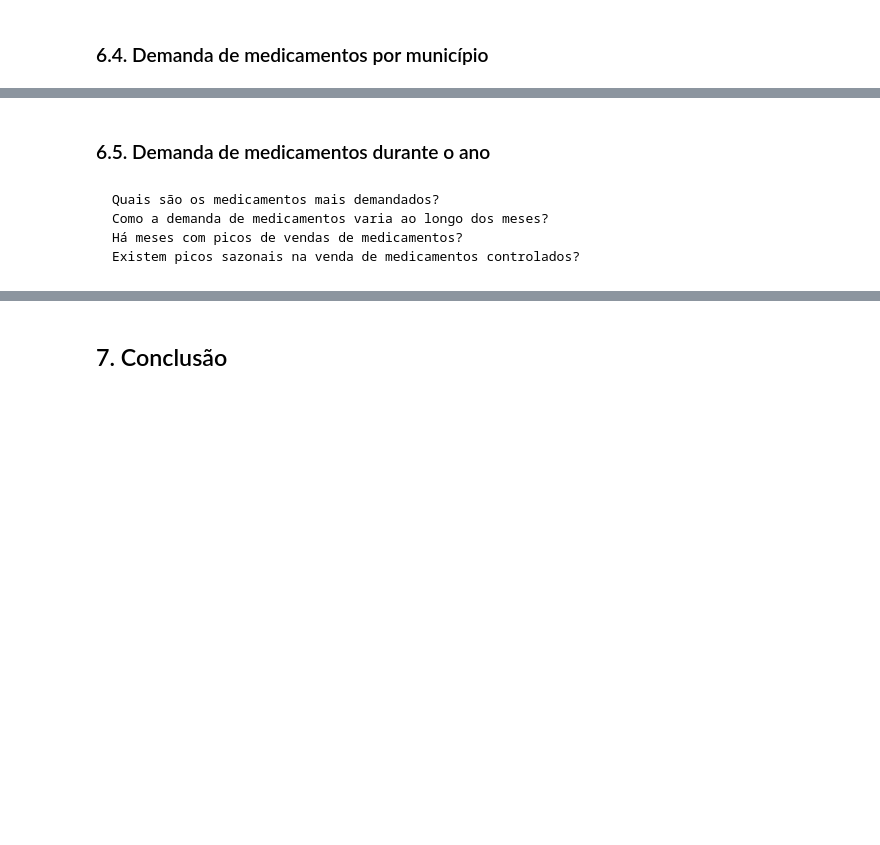
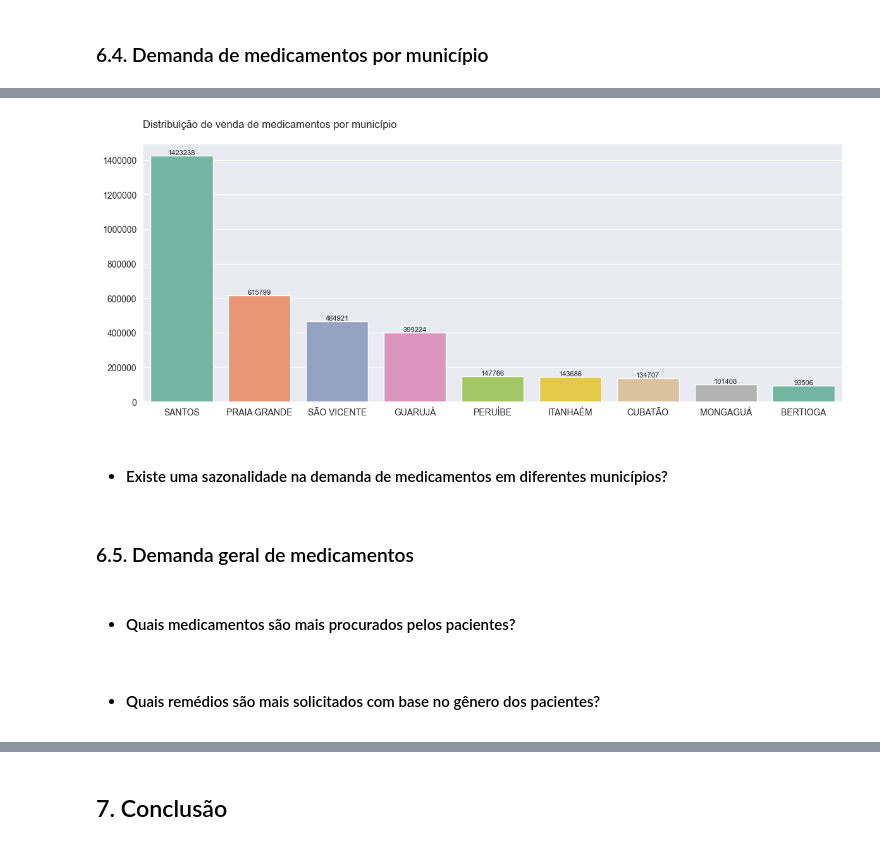
Before and after one commit to emso-exe/Venda_de_medicamentos_controlados_e_antimicrobianos_-_industrializados, a Jupyter notebook: 001_analise_de_vendas.ipynb, the cells around one changed output, grey strips where cells are left out. Saved outputs shown, nothing was run; the diff lists cells and outputs as text; code cells hidden in the pictures; blank space fills up the shorter version.

```diff
--- a/001_analise_de_vendas.ipynb
+++ b/001_analise_de_vendas.ipynb
@@ -1167,0 +1159,8 @@ fn.graf_barplot(df_sexo_tipo_qtd, 'TIPO_RECEITUARIO', 'QTD_VENDIDA',
+# %%
+df_municipio_qtd_vendida = df.groupby(['MUNICIPIO_VENDA'])['QTD_VENDIDA'] \
+    .sum().sort_values(ascending=False).reset_index()
+df_municipio_qtd_vendida.columns = ['MUNICIPIO_VENDA', 'Quantidade vendida']
+df_municipio_qtd_vendida['%'] = round(
+    df_municipio_qtd_vendida['Quantidade vendida'] / df_municipio_qtd_vendida['Quantidade vendida'].sum() * 100, 2)
+df_municipio_qtd_vendida = pd.DataFrame(df_municipio_qtd_vendida)
+df_municipio_qtd_vendida
@@ -1168,7 +1178,13 @@ fn.graf_barplot(df_sexo_tipo_qtd, 'TIPO_RECEITUARIO', 'QTD_VENDIDA',
+# %%
+fn.graf_barplot(df_municipio_qtd_vendida, 'MUNICIPIO_VENDA', 'Quantidade vendida',
+                'Distribuição de venda de medicamentos por município')
+# %% [output]
+[figure, added]
+# %% [markdown]
+* #### Existe uma sazonalidade na demanda de medicamentos em diferentes municípios?
 # %% [markdown]
-### 6.5. Demanda de medicamentos durante o ano
+### 6.5. Demanda geral de medicamentos
-# %% [markdown]
-    Quais são os medicamentos mais demandados?
-    Como a demanda de medicamentos varia ao longo dos meses?
-    Há meses com picos de vendas de medicamentos?
-    Existem picos sazonais na venda de medicamentos controlados?
+# %% [markdown]
+* #### Quais medicamentos são mais procurados pelos pacientes?
+# %% [markdown]
+* #### Quais remédios são mais solicitados com base no gênero dos pacientes?
```
Also changed, not shown: parts of 21 cells of this notebook.
